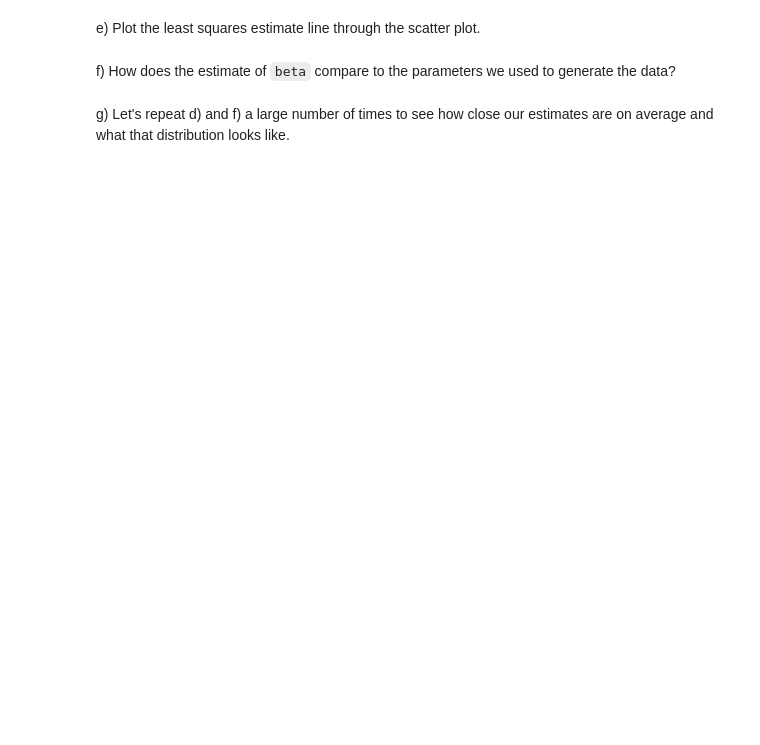
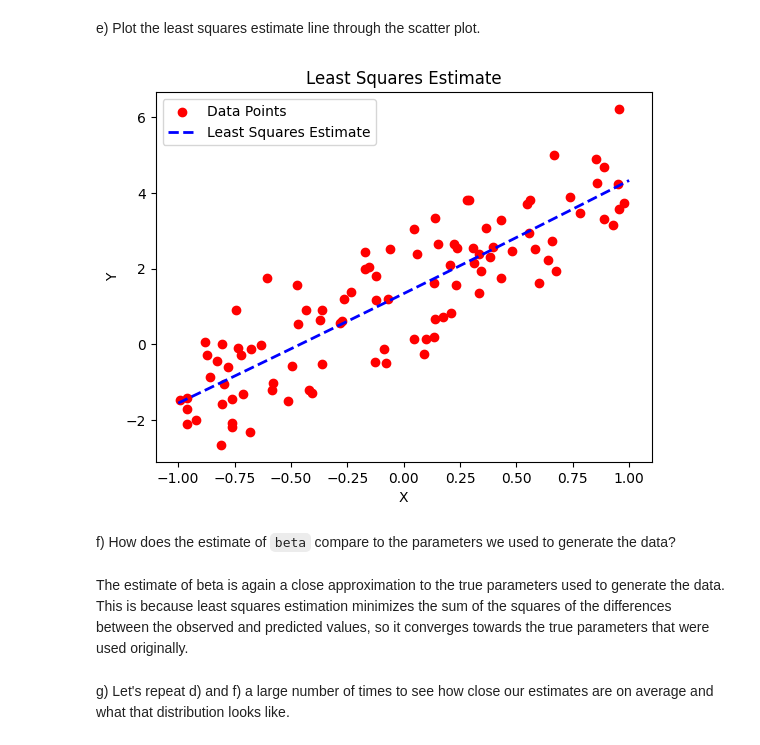
Before and after one commit to stonetharris/CS506, a Jupyter notebook: worksheets/worksheet_18.ipynb, the cells around one changed output. Drawn from its saved outputs; the diff is of its cells as text; code cells hidden in the pictures; blank space fills up the shorter version.

```diff
--- a/worksheets/worksheet_18.ipynb
+++ b/worksheets/worksheet_18.ipynb
@@ -83,7 +110,36 @@ d) Create and plot a dataset of 100 (Y, X) points where `Y = 1 + 3 * X + .5 * X^
 # %% [markdown]
 e) Plot the least squares estimate line through the scatter plot.
+# %%
+import numpy as np
+import matplotlib.pyplot as plt
+
+SAMPLE_SIZE = 100
+np.random.seed(0)
+
+x = -1.0 + 2.0 * np.random.random(SAMPLE_SIZE)
+eps = np.random.randn(SAMPLE_SIZE)
+y = 1 + 3*x + 0.5*x**2 + eps
+
+X = np.vstack((np.ones(SAMPLE_SIZE), x, x**2)).T
+beta_hat = np.linalg.inv(X.T @ X) @ X.T @ y
+
+x_plot = np.linspace(-1, 1, 100)
+y_est = beta_hat[0] + beta_hat[1] * x_plot + beta_hat[2] * x_plot**2
+
+plt.scatter(x, y, color='red', marker='o', label='Data Points')
+plt.plot(x_plot, y_est, 'b--', lw=2, label='Least Squares Estimate')
+
+plt.title('Least Squares Estimate')
+plt.xlabel('X')
+plt.ylabel('Y')
+plt.legend()
+plt.show()
+# %% [output]
+[figure, added]
 # %% [markdown]
 f) How does the estimate of `beta` compare to the parameters we used to generate the data?
+# %% [markdown]
+The estimate of beta is again a close approximation to the true parameters used to generate the data. This is because least squares estimation minimizes the sum of the squares of the differences between the observed and predicted values, so it converges towards the true parameters that were used originally.
 # %% [markdown]
 g) Let's repeat d) and f) a large number of times to see how close our estimates are on average and what that distribution looks like.
 # %%
```
Also changed, not shown: parts of 6 cells of this notebook.
